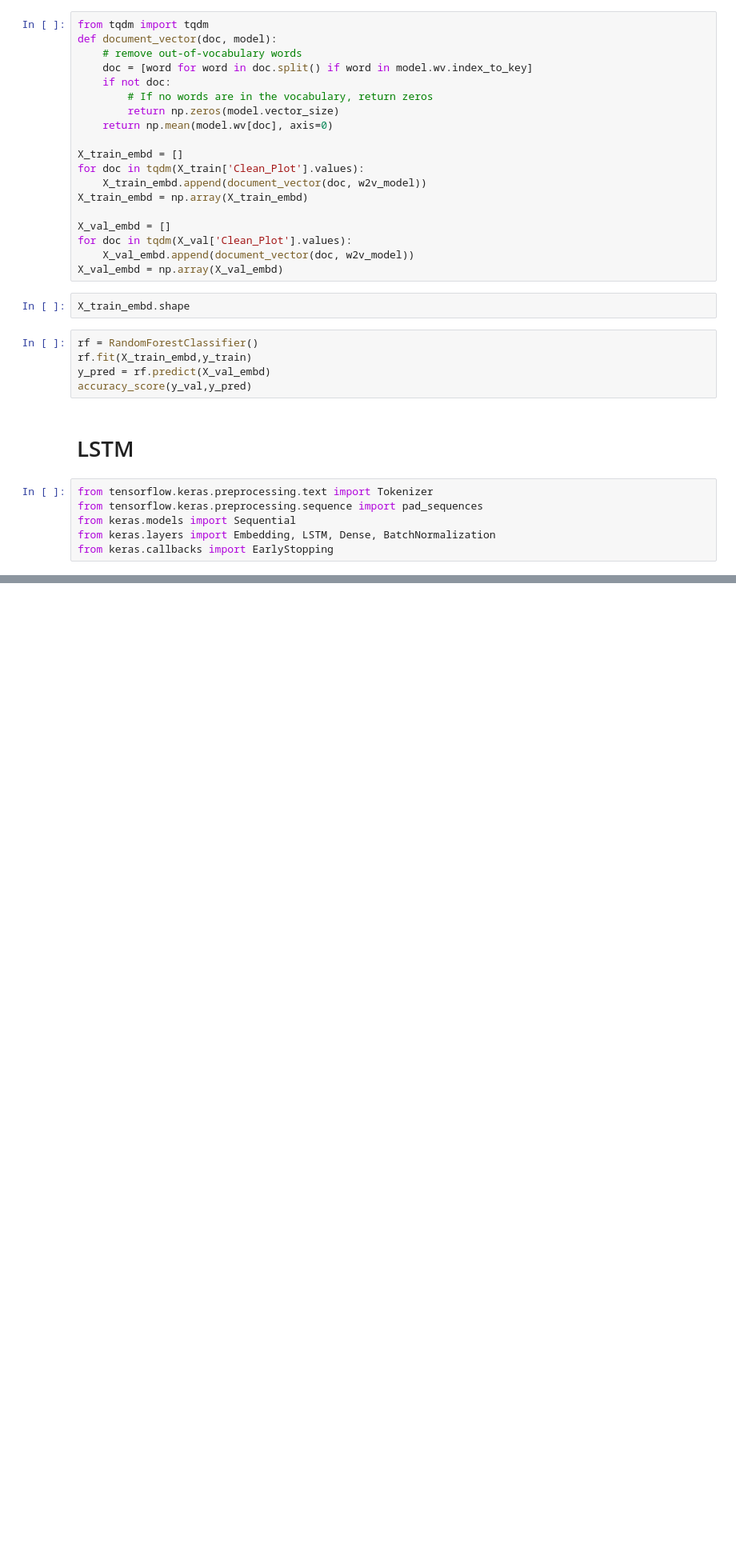
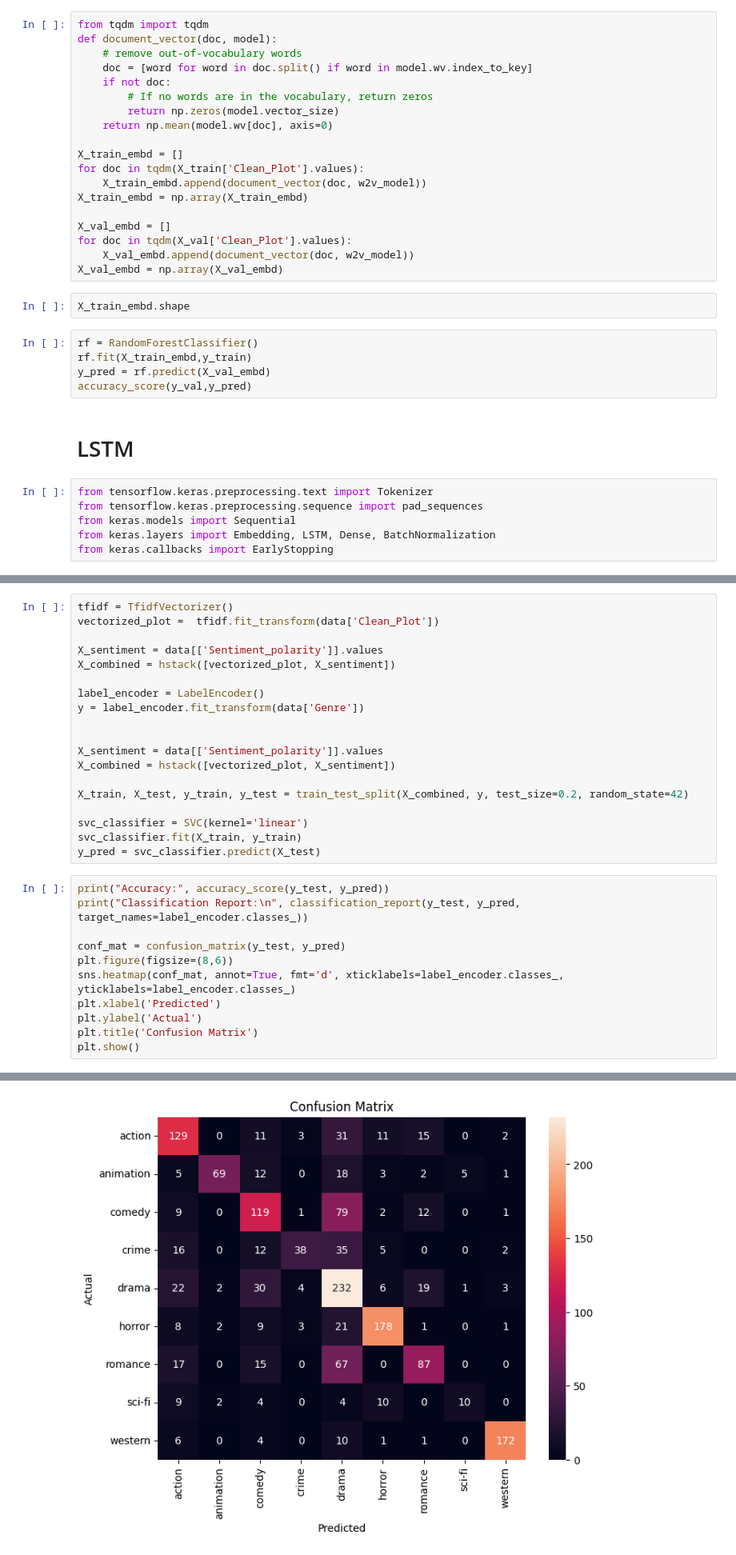
Before and after one commit to pedro-curto/NLP-Project, a Jupyter notebook: models.ipynb, the cells around one changed output, grey strips where cells are left out. Shown at 80% size. Drawn from its saved outputs; the diff is of its cells as text; blank space fills up the shorter version.

```diff
--- a/models.ipynb
+++ b/models.ipynb
@@ -430,0 +498,31 @@ from keras.callbacks import EarlyStopping
+# %%
+tfidf = TfidfVectorizer()
+vectorized_plot =  tfidf.fit_transform(data['Clean_Plot'])
+
+X_sentiment = data[['Sentiment_polarity']].values
+X_combined = hstack([vectorized_plot, X_sentiment])
+
+label_encoder = LabelEncoder()
+y = label_encoder.fit_transform(data['Genre'])
+
+
+X_sentiment = data[['Sentiment_polarity']].values
+X_combined = hstack([vectorized_plot, X_sentiment])
+
+X_train, X_test, y_train, y_test = train_test_split(X_combined, y, test_size=0.2, random_state=42)
+
+svc_classifier = SVC(kernel='linear')
+svc_classifier.fit(X_train, y_train)
+y_pred = svc_classifier.predict(X_test)
+# %%
+print("Accuracy:", accuracy_score(y_test, y_pred))
+print("Classification Report:\n", classification_report(y_test, y_pred, target_names=label_encoder.classes_))
+
+conf_mat = confusion_matrix(y_test, y_pred)
+plt.figure(figsize=(8,6))
+sns.heatmap(conf_mat, annot=True, fmt='d', xticklabels=label_encoder.classes_, yticklabels=label_encoder.classes_)
+plt.xlabel('Predicted')
+plt.ylabel('Actual')
+plt.title('Confusion Matrix')
+plt.show()
+# %% [output]
@@ -430,0 +546 @@ from keras.callbacks import EarlyStopping
+[figure, added]
```
Also changed, not shown: parts of 12 cells of this notebook, 1 other file.
